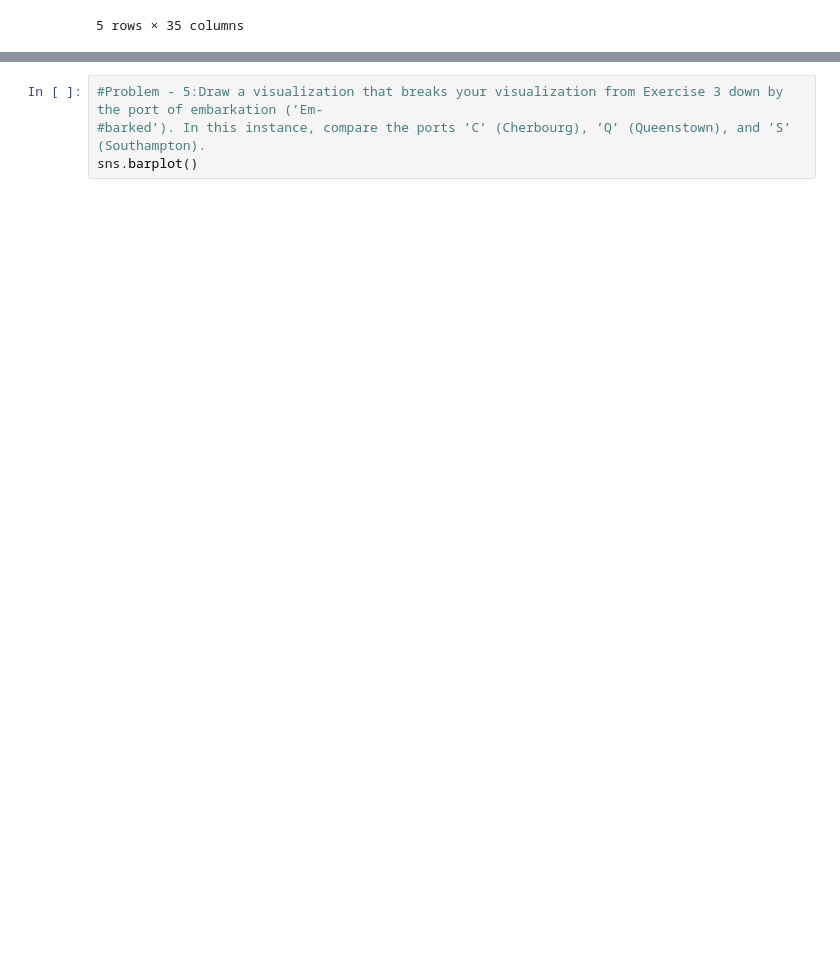
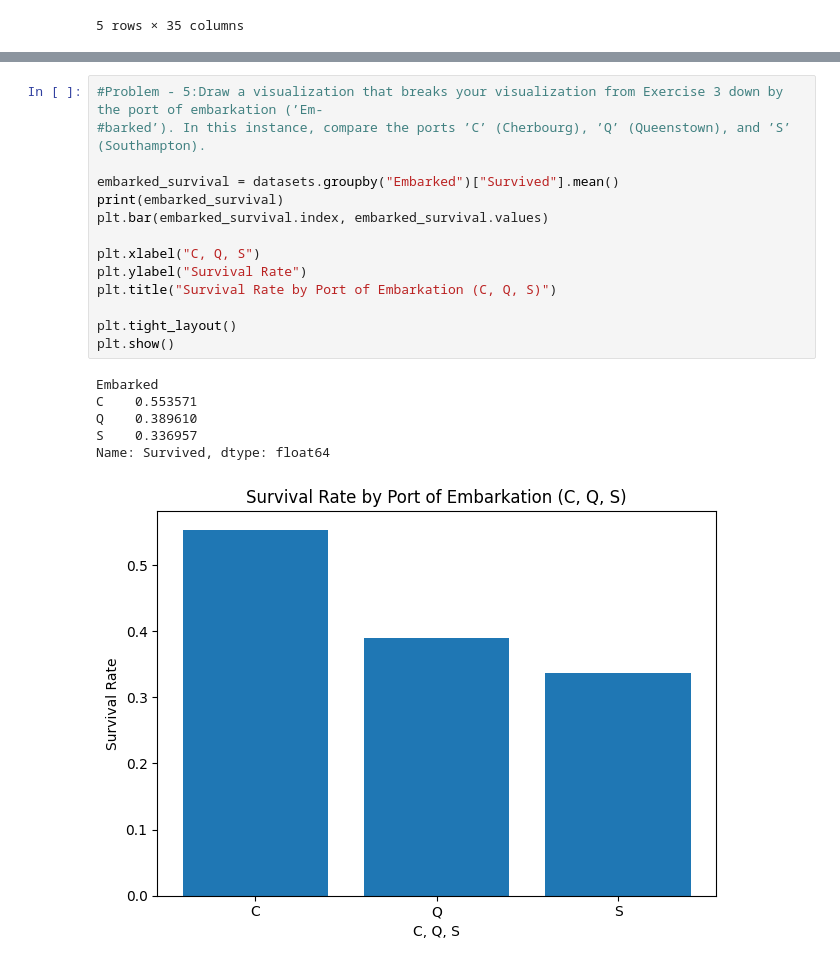
Before and after one commit to budhathoki10/Concept_and_Technology_of_AI, a Jupyter notebook: worksheet2.ipynb, the cells around one changed output, grey strips where cells are left out. Cells and saved outputs as stored; diff of their text form; blank space fills up the shorter version.

```diff
--- a/worksheet2.ipynb
+++ b/worksheet2.ipynb
@@ -156,4 +182,21 @@ Name: Survived, dtype: float64
 # %%
 #Problem - 5:Draw a visualization that breaks your visualization from Exercise 3 down by the port of embarkation (’Em-
 #barked’). In this instance, compare the ports ’C’ (Cherbourg), ’Q’ (Queenstown), and ’S’ (Southampton).
-sns.barplot()
+
+embarked_survival = datasets.groupby("Embarked")["Survived"].mean()
+print(embarked_survival)
+plt.bar(embarked_survival.index, embarked_survival.values)
+
+plt.xlabel("C, Q, S")
+plt.ylabel("Survival Rate")
+plt.title("Survival Rate by Port of Embarkation (C, Q, S)")
+
+plt.tight_layout()
+plt.show()
+# %% [output]
+Embarked
+C    0.553571
+Q    0.389610
+S    0.336957
+Name: Survived, dtype: float64
+[figure, added]
```
Also changed, not shown: parts of 4 cells of this notebook.
